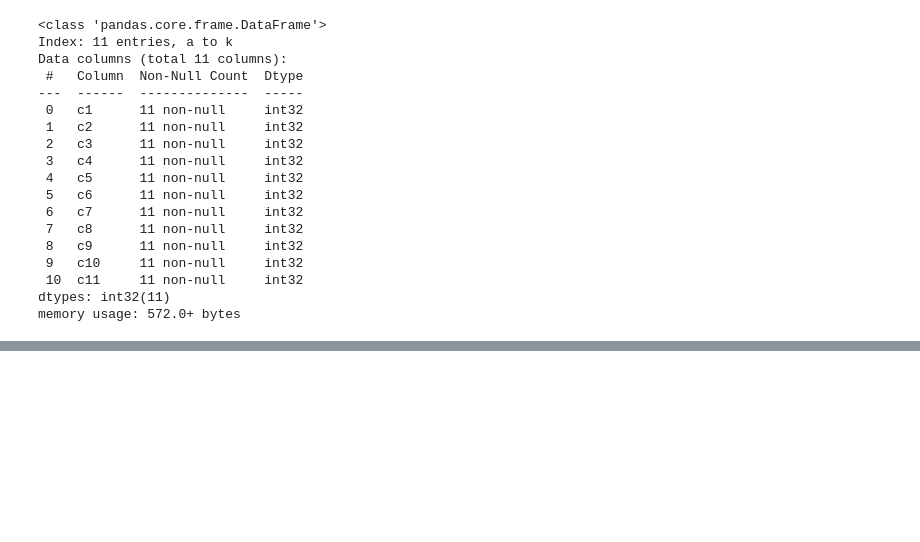
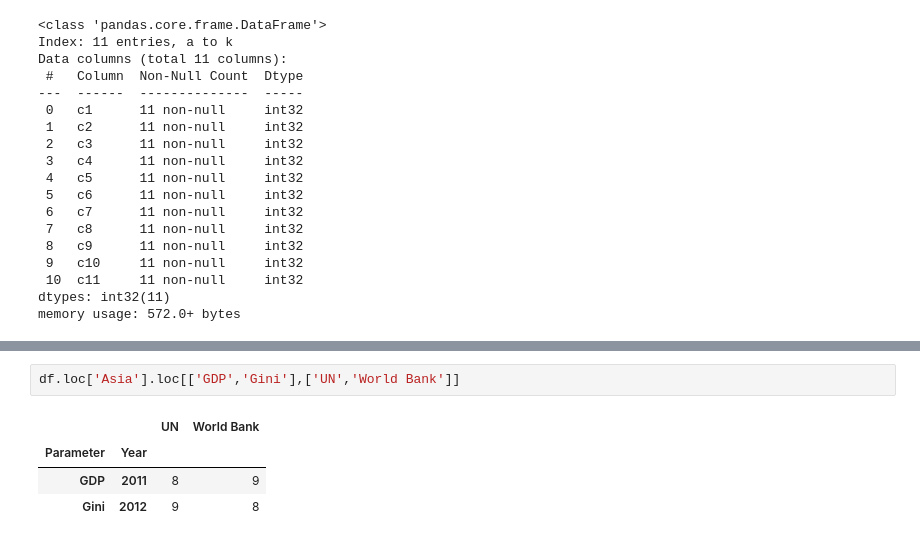
Before and after one commit to rishabhtiwari2048/data-science, a Jupyter notebook: Pandas Essentials.ipynb, the cells around one changed output, grey strips where cells are left out. Drawn from its saved outputs; the diff is of its cells as text; blank space fills up the shorter version.

```diff
--- a/Pandas Essentials.ipynb
+++ b/Pandas Essentials.ipynb
@@ -644,0 +688,7 @@ df.describe()
+# %%
+df.loc['Asia'].loc[['GDP','Gini'],['UN','World Bank']]
+# %% [output]
+|  |  | UN | World Bank |
+| Parameter | Year |  |  |
+| GDP | 2011 | 8 | 9 |
+| Gini | 2012 | 9 | 8 |
```
Also changed, not shown: parts of 10 cells of this notebook.
